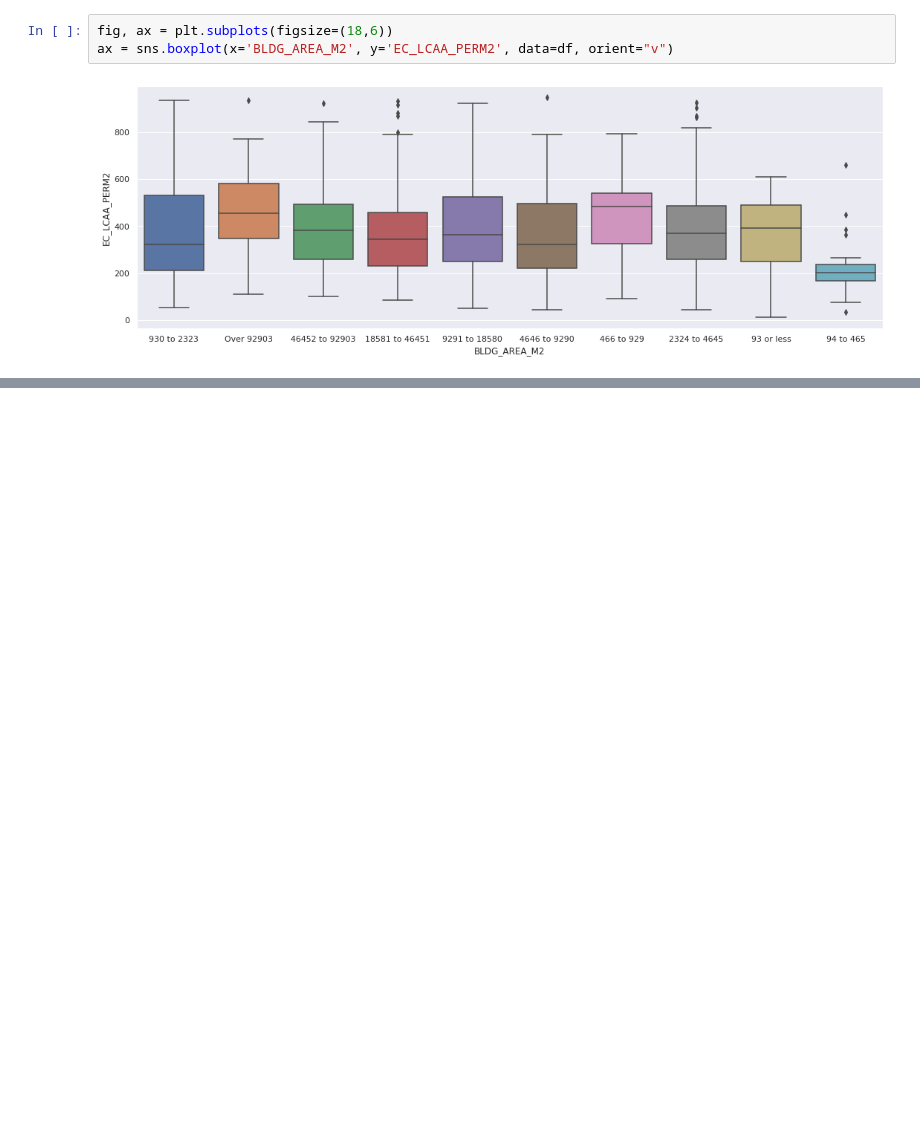
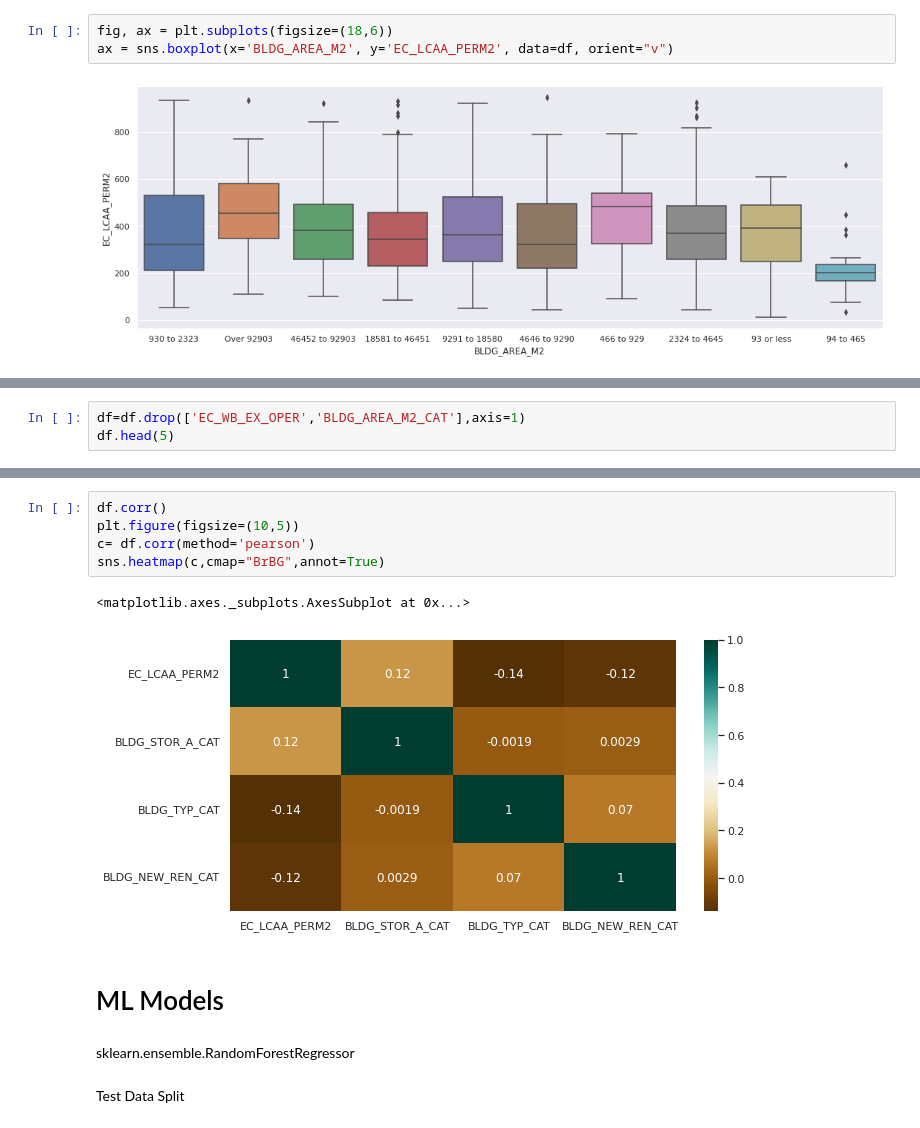
Before and after one commit to Aydino/carbon-footprint-analysis, a Jupyter notebook: Carbon.ipynb, the cells around one changed output, grey strips where cells are left out. Saved outputs shown, nothing was run; the diff lists cells and outputs as text; blank space fills up the shorter version.

```diff
--- a/Carbon.ipynb
+++ b/Carbon.ipynb
@@ -283,0 +286,3 @@ sns.heatmap(c,cmap="BrBG",annot=True)
+# %%
+df=df.drop(['EC_WB_EX_OPER','BLDG_AREA_M2_CAT'],axis=1)
+df.head(5)
@@ -283,0 +296,14 @@ sns.heatmap(c,cmap="BrBG",annot=True)
+# %%
+df.corr()
+plt.figure(figsize=(10,5))
+c= df.corr(method='pearson')
+sns.heatmap(c,cmap="BrBG",annot=True)
+# %% [output]
+<matplotlib.axes._subplots.AxesSubplot at 0x...>
+[figure, added]
+# %% [markdown]
+# ML Models
+# %% [markdown]
+sklearn.ensemble.RandomForestRegressor
+# %% [markdown]
+Test Data Split
```
Also changed, not shown: parts of 23 cells of this notebook.
